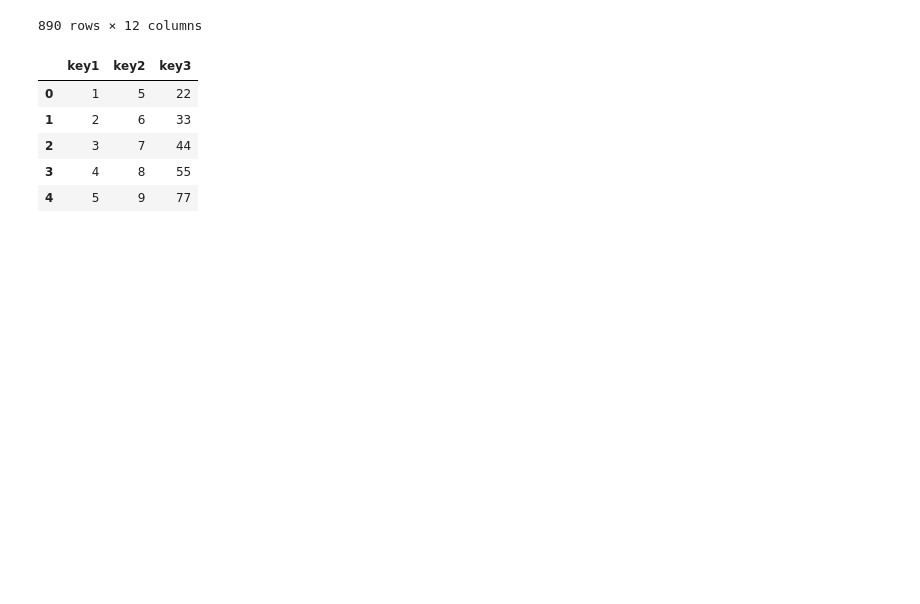
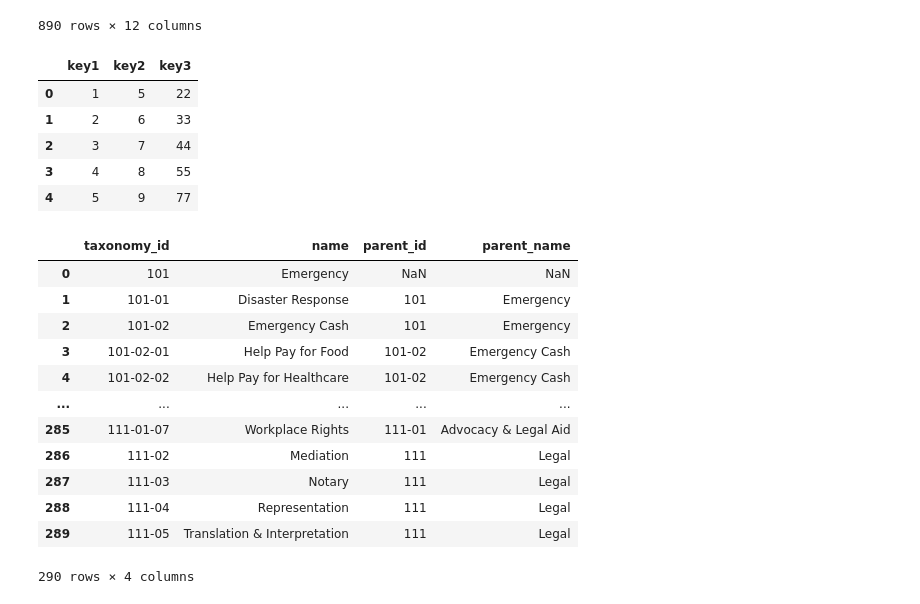
Before and after one commit to Apurva12343/Python_1, a Jupyter notebook: Pandas/Pandas4.ipynb, the cells around one changed output. Drawn from its saved outputs; the diff is of its cells as text; code cells hidden in the pictures; blank space fills up the shorter version.

```diff
--- a/Pandas/Pandas4.ipynb
+++ b/Pandas/Pandas4.ipynb
@@ -120,3 +120,19 @@ pd.DataFrame(d)
 | 2 | 3 | 7 | 44 |
 | 3 | 4 | 8 | 55 |
 | 4 | 5 | 9 | 77 |
+# %%
+pd.read_csv("taxonomy.csv (1).xls")
+# %% [output]
+|  | taxonomy_id | name | parent_id | parent_name |
+| 0 | 101 | Emergency | NaN | NaN |
+| 1 | 101-01 | Disaster Response | 101 | Emergency |
+| 2 | 101-02 | Emergency Cash | 101 | Emergency |
+| 3 | 101-02-01 | Help Pay for Food | 101-02 | Emergency Cash |
+| 4 | 101-02-02 | Help Pay for Healthcare | 101-02 | Emergency Cash |
+| ... | ... | ... | ... | ... |
+| 285 | 111-01-07 | Workplace Rights | 111-01 | Advocacy & Legal Aid |
+| 286 | 111-02 | Mediation | 111 | Legal |
+| 287 | 111-03 | Notary | 111 | Legal |
+| 288 | 111-04 | Representation | 111 | Legal |
+| 289 | 111-05 | Translation & Interpretation | 111 | Legal |
+290 rows × 4 columns
```
